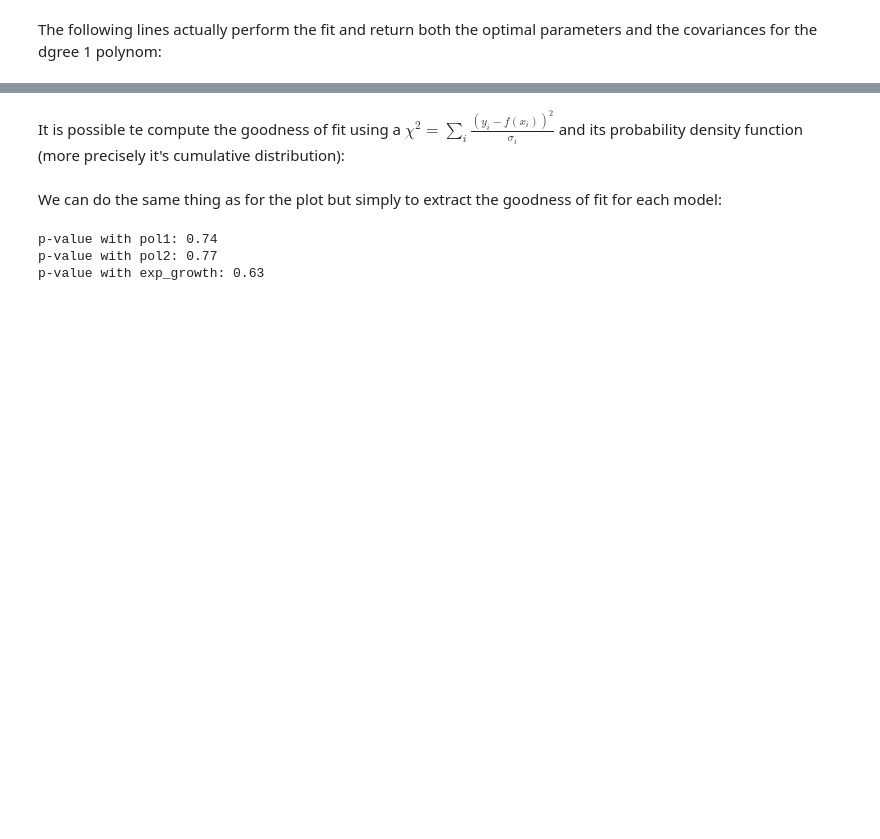
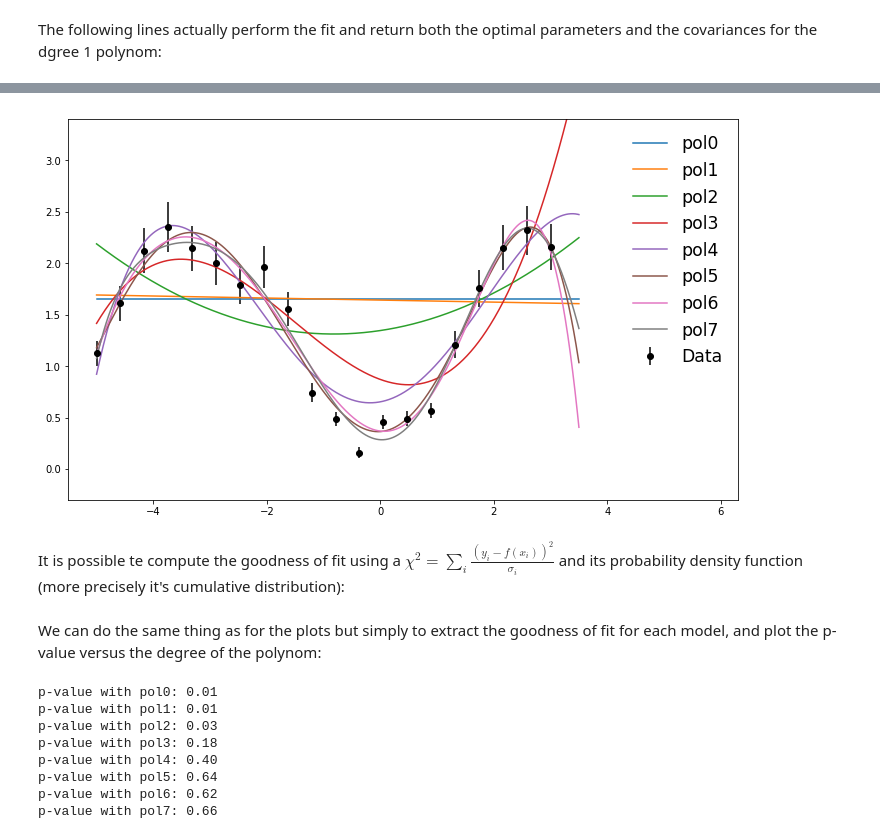
Before and after one commit to MLatCezeaux/intro_numpy, a Jupyter notebook: lecture/1-NumpyIntroduction.ipynb, the cells around one changed output, grey strips where cells are left out. Cells and saved outputs as stored; diff of their text form; code cells hidden in the pictures; blank space fills up the shorter version.

```diff
--- a/lecture/1-NumpyIntroduction.ipynb
+++ b/lecture/1-NumpyIntroduction.ipynb
@@ -578,6 +578,7 @@ Let's now show how to perform a fit of data with error bar using one particular
 # %%
-Npoints = 10
-x = np.linspace(0.1, 3.0, Npoints)
-y = 2*(np.sin(x/2) + np.random.random(Npoints)*0.3)
-dy = 0.05+0.3*y
+Npoints, Nsampling = 20, 1000
+xcont = np.linspace(-5.0, 3.5, Nsampling)
+x = np.linspace(-5, 3.0, Npoints)
+y = 2*(np.sin(x/2)**2 + np.random.random(Npoints)*0.3)
+dy = np.sqrt(0.05**2 + (0.10*y)**2)
 # %% [markdown]
@@ -634,0 +595,6 @@ Parameters and covariance for exp_growth
+# %%
+def pol_func(x, *coeff):
+    a = np.array([coeff[i]*x**i for i in range(len(coeff))])
+    return np.sum(a)
+
+pol_func = np.vectorize(pol_func)
@@ -635,3 +603,16 @@ Parameters and covariance for exp_growth
+# %%
+fig = plt.figure(figsize=(12,7))
+for d in np.arange(8):
+    p0, pmin, pmax = [1.0]*(d+1), [-10]*(d+1), [10]*(d+1)
+    fit_options = {'p0': p0, 'bounds': (pmin, pmax), 'check_finite': True}
+    par, cov = optimize.curve_fit(pol_func, x, y, sigma=dy/y, **fit_options)
+    plt.plot(xcont, pol_func(xcont, *par), label='pol{}'.format(d))# , linestyle='--')
+plt.errorbar(x, y, yerr=dy, marker='o', color='black', linestyle='', label='Data')
+plt.xlim(-5.5, 6.3)
+plt.ylim(-0.3, 3.4)
+plt.legend(frameon=False, fontsize='xx-large');
+# %% [output]
+[figure, added]
 # %% [markdown]
 It is possible te compute the goodness of fit using a $\chi^2 = \sum_{i} \frac{(y_i - f(x_i))^2}{\sigma_i}$ and its probability density function (more precisely it's cumulative distribution):
 # %%
@@ -640,13 +621,23 @@ def get_pvalue(x, y, dy, yfit):
     chi2_o_ndf = np.sum(r**2)/(len(x)-1)
     return 1-stats.chi2.cdf(chi2_o_ndf, df=1)
 # %% [markdown]
-We can do the same thing as for the plot but simply to extract the goodness of fit for each model:
+We can do the same thing as for the plots but simply to extract the goodness of fit for each model, and plot the p-value versus the degree of the polynom:
 # %%
-for f in [pol1, pol2, exp_growth]:
-    p, cov = optimize.curve_fit(f, x, y, sigma=dy/y)
-    pval = get_pvalue(x, y, dy, f(x, *p))
-    print('p-value with {}: {:.2f}'.format(f.__name__, pval))
+degree, pvalue = [], []
+for d in np.arange(8):
+    p0, pmin, pmax = [1.0]*(d+1), [-10]*(d+1), [10]*(d+1)
+    fit_options = {'p0': p0, 'bounds': (pmin, pmax), 'check_finite': True}
+    par, cov = optimize.curve_fit(pol_func, x, y, sigma=dy/y, **fit_options)
+    pval = get_pvalue(x, y, dy, pol_func(x, *par))
+    degree.append(d)
+    pvalue.append(pval)
+    print('p-value with pol{}: {:.2f}'.format(d, pval))
 # %% [output]
-p-value with pol1: 0.74
-p-value with pol2: 0.77
-p-value with exp_growth: 0.63
+p-value with pol0: 0.01
+p-value with pol1: 0.01
+p-value with pol2: 0.03
+p-value with pol3: 0.18
+p-value with pol4: 0.40
+p-value with pol5: 0.64
+p-value with pol6: 0.62
+p-value with pol7: 0.66
```
Also changed, not shown: parts of 28 cells of this notebook, 2 other files.
